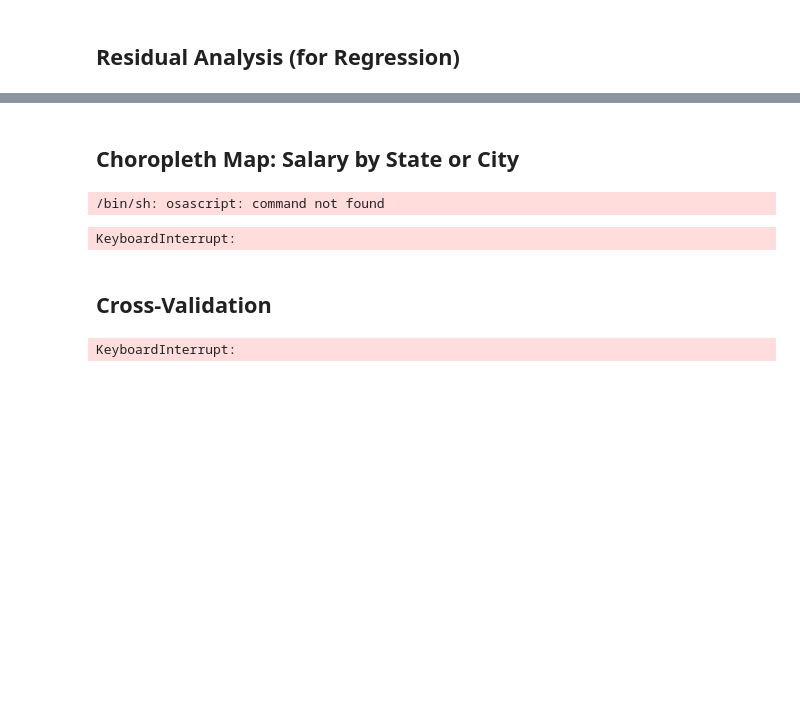
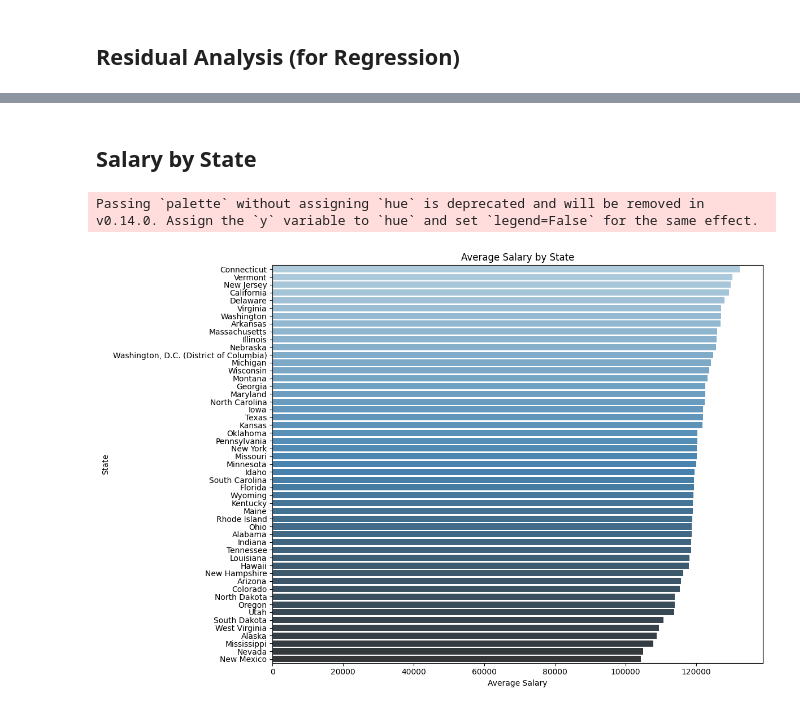
Before and after one commit to CassieLu0/AD688-employability-sp25A3-group2, a Jupyter notebook: multiple_regression.ipynb, the cells around one changed output, grey strips where cells are left out. Drawn from its saved outputs; the diff is of its cells as text; code cells hidden in the pictures; blank space fills up the shorter version.

```diff
--- a/multiple_regression.ipynb
+++ b/multiple_regression.ipynb
@@ -149,34 +150,22 @@ plt.show()
 # %% [markdown]
-## Choropleth Map: Salary by State or City
+## Salary by State
-# %%
-import plotly.express as px
-
-# Example: average salary by state
-salary_by_state = df_clean.groupby("STATE_NAME")["SALARY"].mean().reset_index()
-
-fig = px.choropleth(
-    salary_by_state,
-    locations="STATE_NAME",
-    locationmode="USA-states",
-    color="SALARY",
-    scope="usa",
-    title="Average Salary by State"
-)
-
-import plotly.io as pio
-pio.renderers.default = 'browser'
-
-fig.show()
-# %% [output]
-/bin/sh: osascript: command not found
-KeyboardInterrupt:
-# %% [markdown]
-## Cross-Validation
-# %%
-from sklearn.model_selection import cross_val_score
-
-cv_scores = cross_val_score(rf_reg, X_encoded, y, cv=5, scoring="r2")
-print("Cross-validated R² scores:", cv_scores)
-print("Mean R²:", cv_scores.mean())
-# %% [output]
-KeyboardInterrupt:
+# %%
+import pandas as pd
+import seaborn as sns
+
+# Group by state and calculate mean salary
+salary_by_state = df_clean.groupby("STATE_NAME")["SALARY"].mean().sort_values(ascending=False).reset_index()
+
+# Set up the figure
+plt.figure(figsize=(12, 8))
+sns.barplot(data=salary_by_state, x="SALARY", y="STATE_NAME", palette="Blues_d")
+
+# Add labels and title
+plt.xlabel("Average Salary")
+plt.ylabel("State")
+plt.title("Average Salary by State")
+plt.tight_layout()
+plt.show()
+# %% [output]
+Passing `palette` without assigning `hue` is deprecated and will be removed in v0.14.0. Assign the `y` variable to `hue` and set `legend=False` for the same effect.
+[figure, added]
```
Also changed, not shown: parts of 8 cells of this notebook, 1 other file.
